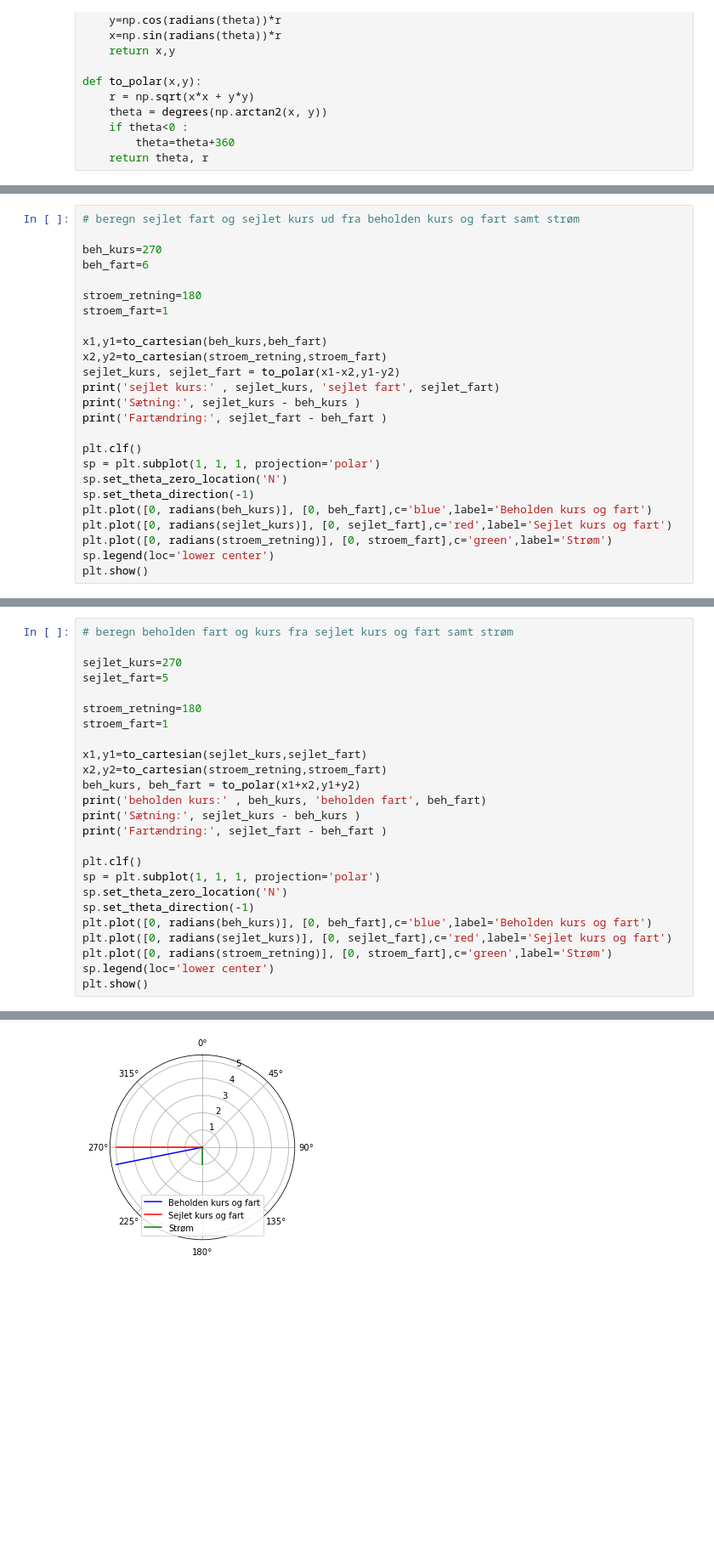
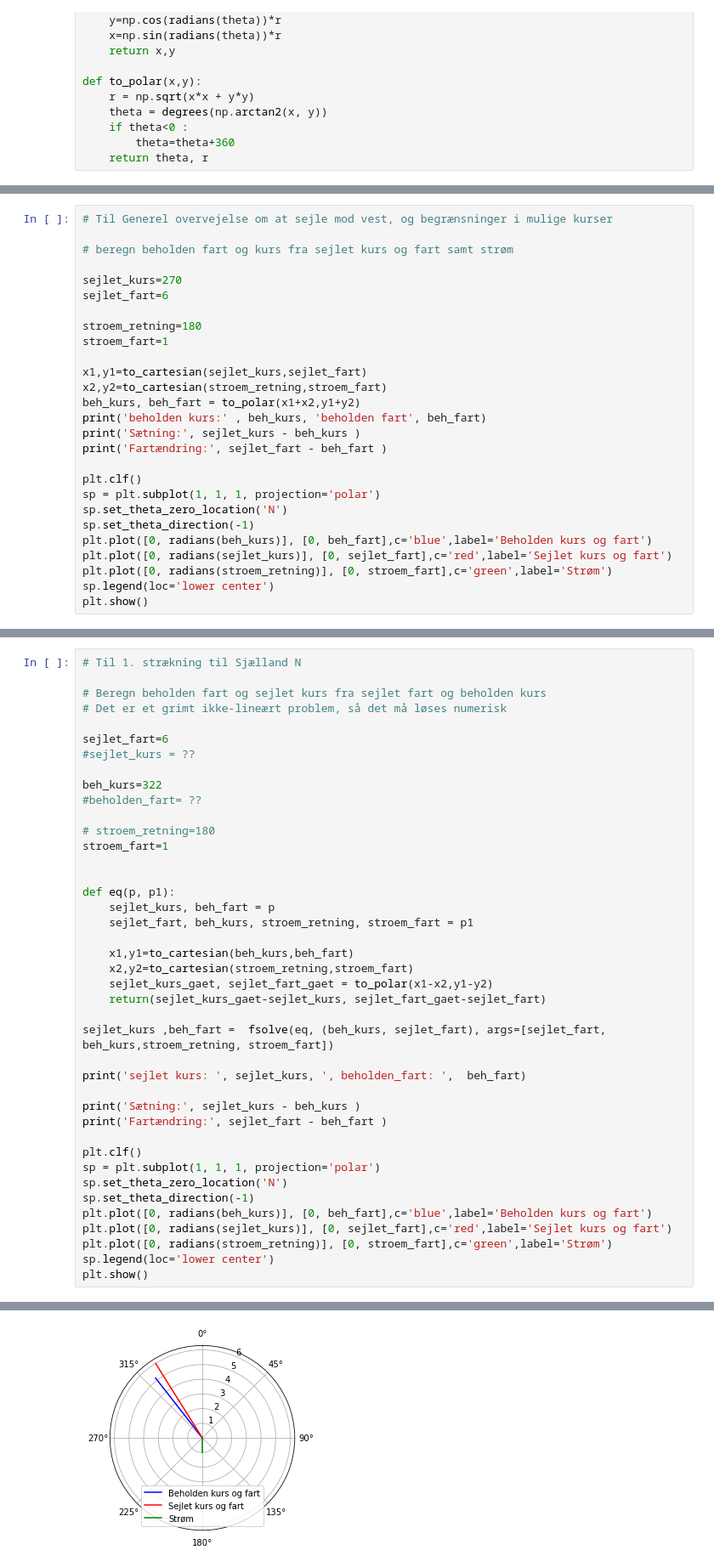
Before and after one commit to BoJakobsen/Sailing, a Jupyter notebook: Opgave4.ipynb, the cells around one changed output, grey strips where cells are left out. Shown at 85% size. Saved outputs shown, nothing was run; the diff lists cells and outputs as text; blank space fills up the shorter version.

```diff
--- a/Opgave4.ipynb
+++ b/Opgave4.ipynb
@@ -29,16 +20,18 @@ print(theta, r)
 # %%
-# beregn sejlet fart og sejlet kurs ud fra beholden kurs og fart samt strøm
+# Til Generel overvejelse om at sejle mod vest, og begrænsninger i mulige kurser
 
-beh_kurs=270
-beh_fart=6
+# beregn beholden fart og kurs fra sejlet kurs og fart samt strøm
+
+sejlet_kurs=270
+sejlet_fart=6
 
 stroem_retning=180
 stroem_fart=1
 
-x1,y1=to_cartesian(beh_kurs,beh_fart)
+x1,y1=to_cartesian(sejlet_kurs,sejlet_fart)
 x2,y2=to_cartesian(stroem_retning,stroem_fart)
-sejlet_kurs, sejlet_fart = to_polar(x1-x2,y1-y2)
-print('sejlet kurs:' , sejlet_kurs, 'sejlet fart', sejlet_fart)
+beh_kurs, beh_fart = to_polar(x1+x2,y1+y2)
+print('beholden kurs:' , beh_kurs, 'beholden fart', beh_fart)
 print('Sætning:', sejlet_kurs - beh_kurs )
 print('Fartændring:', sejlet_fart - beh_fart )
 
@@ -59,16 +52,32 @@ Fartændring: 0.08276253029821934
 # %%
-# beregn beholden fart og kurs fra sejlet kurs og fart samt strøm
+# Til 1. strækning til Sjælland N
 
-sejlet_kurs=270
-sejlet_fart=5
+# Beregn beholden fart og sejlet kurs fra sejlet fart og beholden kurs
+# Det er et grimt ikke-lineært problem, så det må løses numerisk
 
-stroem_retning=180
+sejlet_fart=6
+#sejlet_kurs = ??
+
+beh_kurs=322
+#beholden_fart= ??
+
+# stroem_retning=180
 stroem_fart=1
 
-x1,y1=to_cartesian(sejlet_kurs,sejlet_fart)
-x2,y2=to_cartesian(stroem_retning,stroem_fart)
-beh_kurs, beh_fart = to_polar(x1+x2,y1+y2)
-print('beholden kurs:' , beh_kurs, 'beholden fart', beh_fart)
+
+def eq(p, p1):
+    sejlet_kurs, beh_fart = p
+    sejlet_fart, beh_kurs, stroem_retning, stroem_fart = p1
+
+    x1,y1=to_cartesian(beh_kurs,beh_fart)
+    x2,y2=to_cartesian(stroem_retning,stroem_fart)
+    sejlet_kurs_gaet, sejlet_fart_gaet = to_polar(x1-x2,y1-y2)
+    return(sejlet_kurs_gaet-sejlet_kurs, sejlet_fart_gaet-sejlet_fart)
+
+sejlet_kurs ,beh_fart =  fsolve(eq, (beh_kurs, sejlet_fart), args=[sejlet_fart, beh_kurs,stroem_retning, stroem_fart])
+
+print('sejlet kurs: ', sejlet_kurs, ', beholden_fart: ',  beh_fart)
+
 print('Sætning:', sejlet_kurs - beh_kurs )
 print('Fartændring:', sejlet_fart - beh_fart )
 
@@ -88 +97 @@ Fartændring: -0.09901951359278449
-[figure, old version]
+[figure, new version]
```
Also changed, not shown: parts of 5 cells of this notebook.
